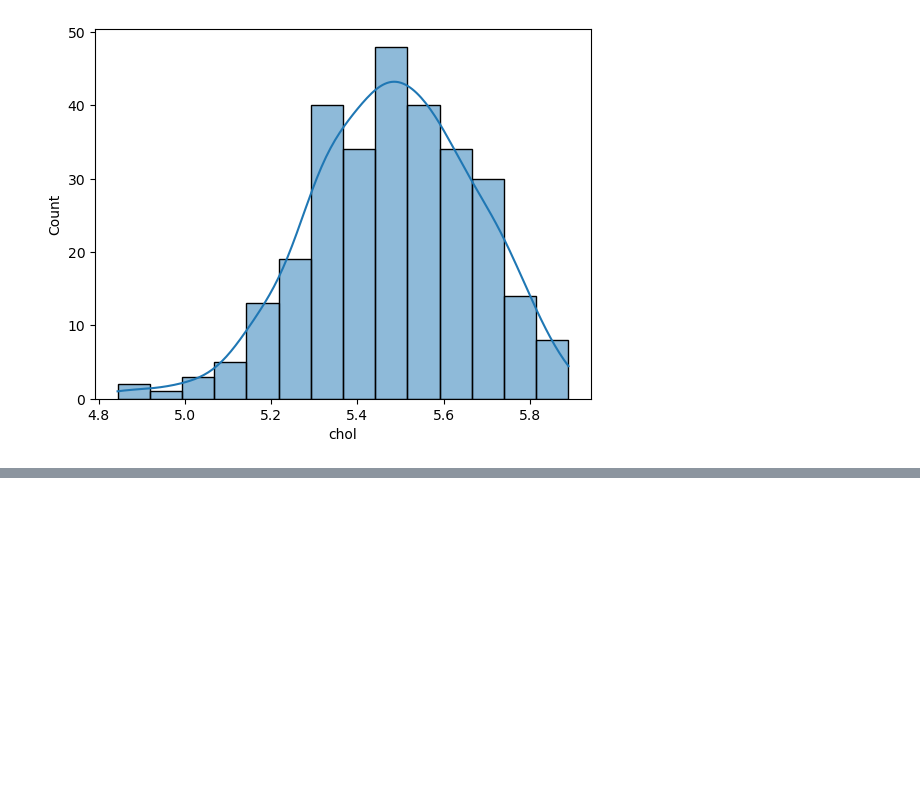
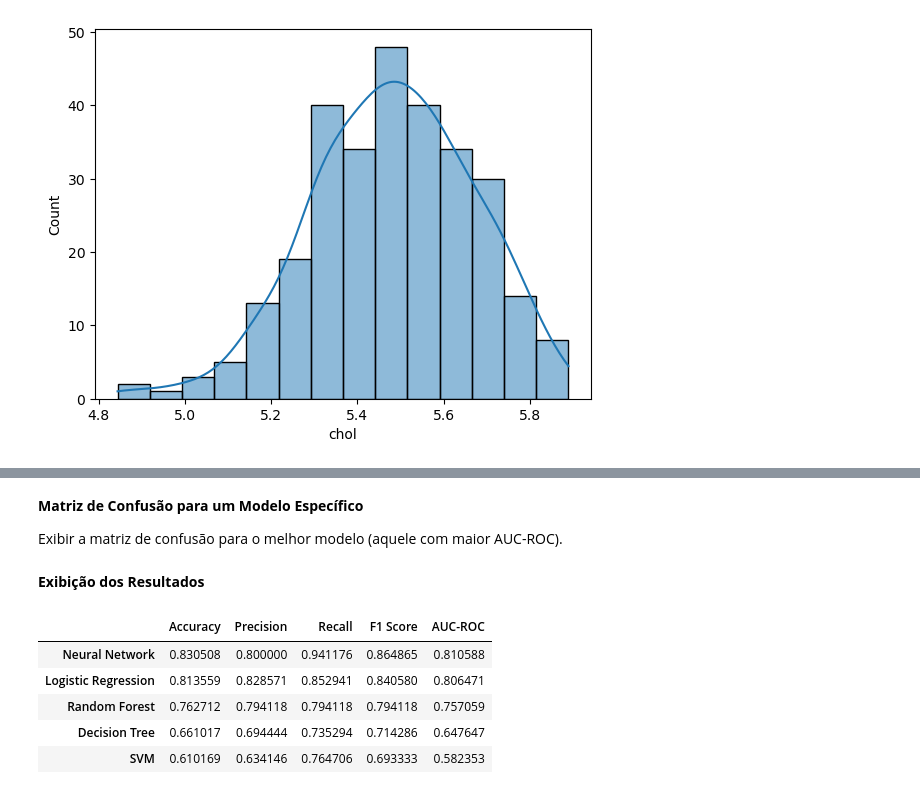
Before and after one commit to Andreza-S/IA-DOENCA-CARDIO, a Jupyter notebook: projeto.ipynb, the cells around one changed output, grey strips where cells are left out. Cells and saved outputs as stored; diff of their text form; code cells hidden in the pictures; blank space fills up the shorter version.

```diff
--- a/projeto.ipynb
+++ b/projeto.ipynb
@@ -520,0 +730,17 @@ Com isso, o conjunto de dados estará pronto para ser alimentado em um modelo de
+# %% [markdown]
+**Matriz de Confusão para um Modelo Específico**
+
+Exibir a matriz de confusão para o melhor modelo (aquele com maior AUC-ROC).
+# %% [markdown]
+**Exibição dos Resultados**
+# %%
+# Exibindo os resultados
+results_df = pd.DataFrame(results).T
+results_df.sort_values(by="AUC-ROC", ascending=False)
+# %% [output]
+|  | Accuracy | Precision | Recall | F1 Score | AUC-ROC |
+| Neural Network | 0.830508 | 0.800000 | 0.941176 | 0.864865 | 0.810588 |
+| Logistic Regression | 0.813559 | 0.828571 | 0.852941 | 0.840580 | 0.806471 |
+| Random Forest | 0.762712 | 0.794118 | 0.794118 | 0.794118 | 0.757059 |
+| Decision Tree | 0.661017 | 0.694444 | 0.735294 | 0.714286 | 0.647647 |
+| SVM | 0.610169 | 0.634146 | 0.764706 | 0.693333 | 0.582353 |
```
Also changed, not shown: parts of 21 cells of this notebook.
